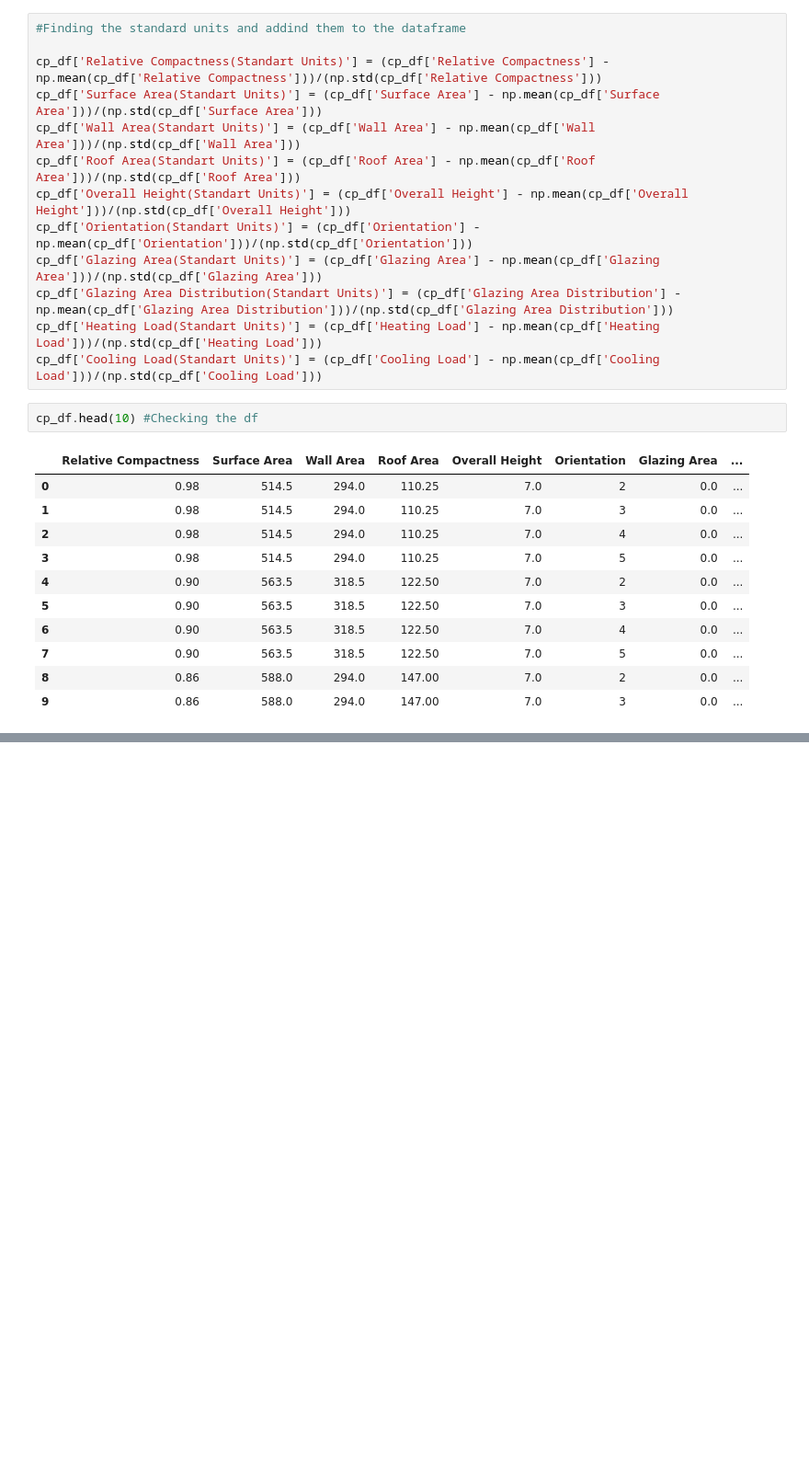
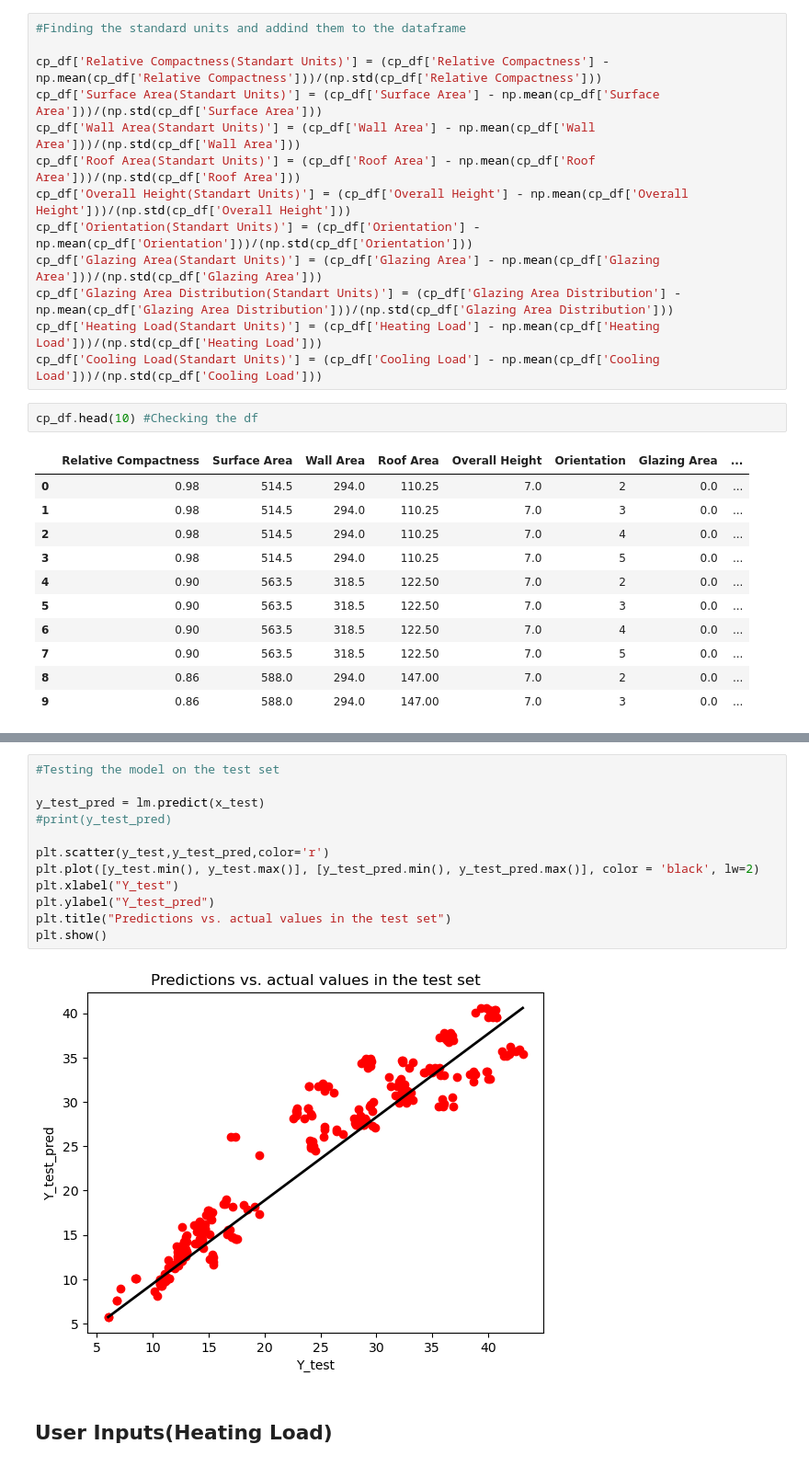
Before and after one commit to TalkingJupiter/Computational-Thinking-Final-Rep, a Jupyter notebook: Energy efficiency predictor project.ipynb, the cells around one changed output, grey strips where cells are left out. Shown at 92% size. Saved outputs shown, nothing was run; the diff lists cells and outputs as text; blank space fills up the shorter version.

```diff
--- a/Energy efficiency predictor project.ipynb
+++ b/Energy efficiency predictor project.ipynb
@@ -381,0 +289,16 @@ ZeroDivisionError: division by zero
+# %%
+#Testing the model on the test set
+
+y_test_pred = lm.predict(x_test)
+#print(y_test_pred)
+
+plt.scatter(y_test,y_test_pred,color='r')
+plt.plot([y_test.min(), y_test.max()], [y_test_pred.min(), y_test_pred.max()], color = 'black', lw=2)
+plt.xlabel("Y_test")
+plt.ylabel("Y_test_pred")
+plt.title("Predictions vs. actual values in the test set")
+plt.show()
+# %% [output]
+[figure, added]
+# %% [markdown]
+## User Inputs(Heating Load)
```
Also changed, not shown: parts of 33 cells of this notebook.
